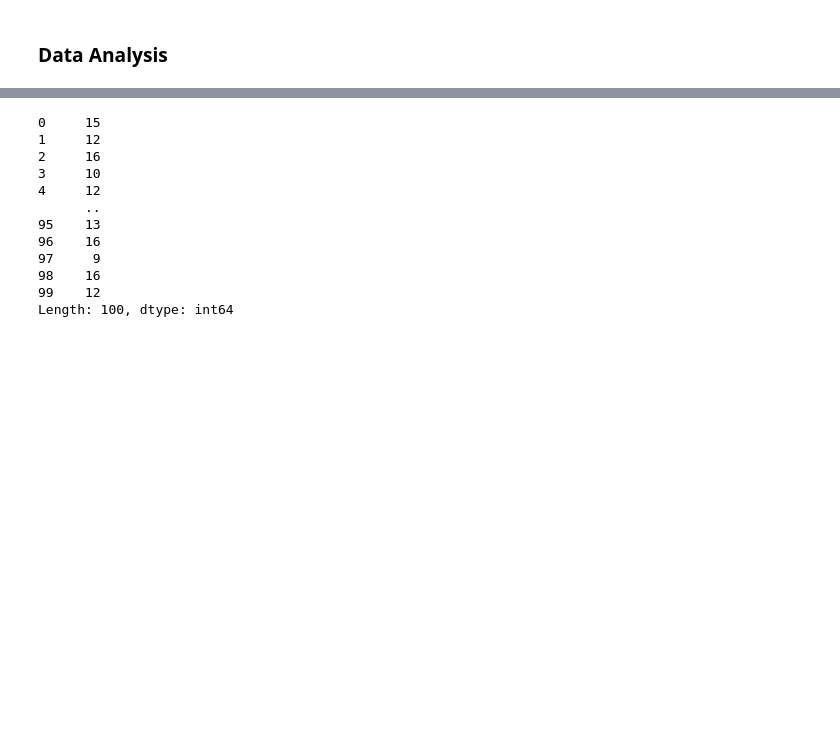
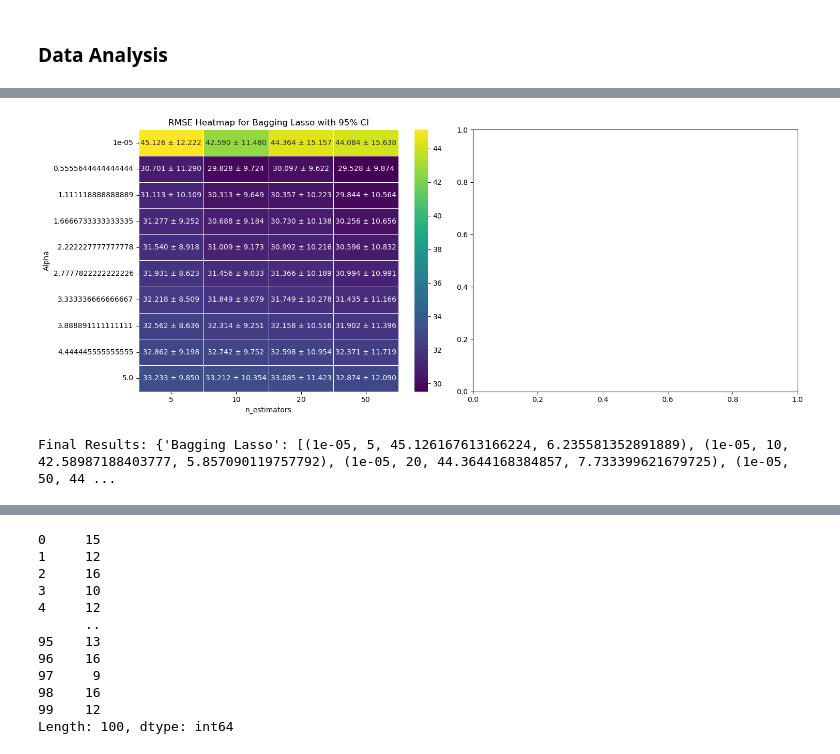
Before and after one commit to Student204161/02582_CDA, a Jupyter notebook: case1.ipynb, the cells around one changed output, grey strips where cells are left out. Saved outputs shown, nothing was run; the diff lists cells and outputs as text; code cells hidden in the pictures; blank space fills up the shorter version.

```diff
--- a/case1.ipynb
+++ b/case1.ipynb
@@ -265,0 +710,23 @@ KeyboardInterrupt:
+# %%
+fig, axes = plt.subplots(1, 2, figsize=(15, 6))
+
+
+
+for i, (model_name, model_results) in enumerate(results.items()):
+    results_df = pd.DataFrame(model_results, columns=["Alpha", "n_estimators", "RMSE", "RMSE_Std"])
+    results_df["CI"] = results_df["RMSE_Std"] * 1.96  # 95% Confidence Interval
+    results_df["RMSE_CI"] = results_df.apply(lambda row: f'{row["RMSE"]:.3f} ± {row["CI"]:.3f}', axis=1)
+    pivot_table = results_df.pivot(index="Alpha", columns="n_estimators", values="RMSE")
+    pivot_labels = results_df.pivot(index="Alpha", columns="n_estimators", values="RMSE_CI")
+    sns.heatmap(pivot_table, annot=pivot_labels, fmt="", cmap="viridis", linewidths=0.5, ax=axes[i])
+    axes[i].set_xlabel("n_estimators")
+    axes[i].set_ylabel("Alpha")
+    axes[i].set_title(f"RMSE Heatmap for {model_name} with 95% CI")
+
+plt.tight_layout()
+plt.show()
+
+print("Final Results:", results)
+# %% [output]
+[figure, added]
+Final Results: {'Bagging Lasso': [(1e-05, 5, 45.126167613166224, 6.235581352891889), (1e-05, 10, 42.58987188403777, 5.857090119757792), (1e-05, 20, 44.3644168384857, 7.733399621679725), (1e-05, 50, 44 ...
```
Also changed, not shown: parts of 16 cells of this notebook, 3 other files.
